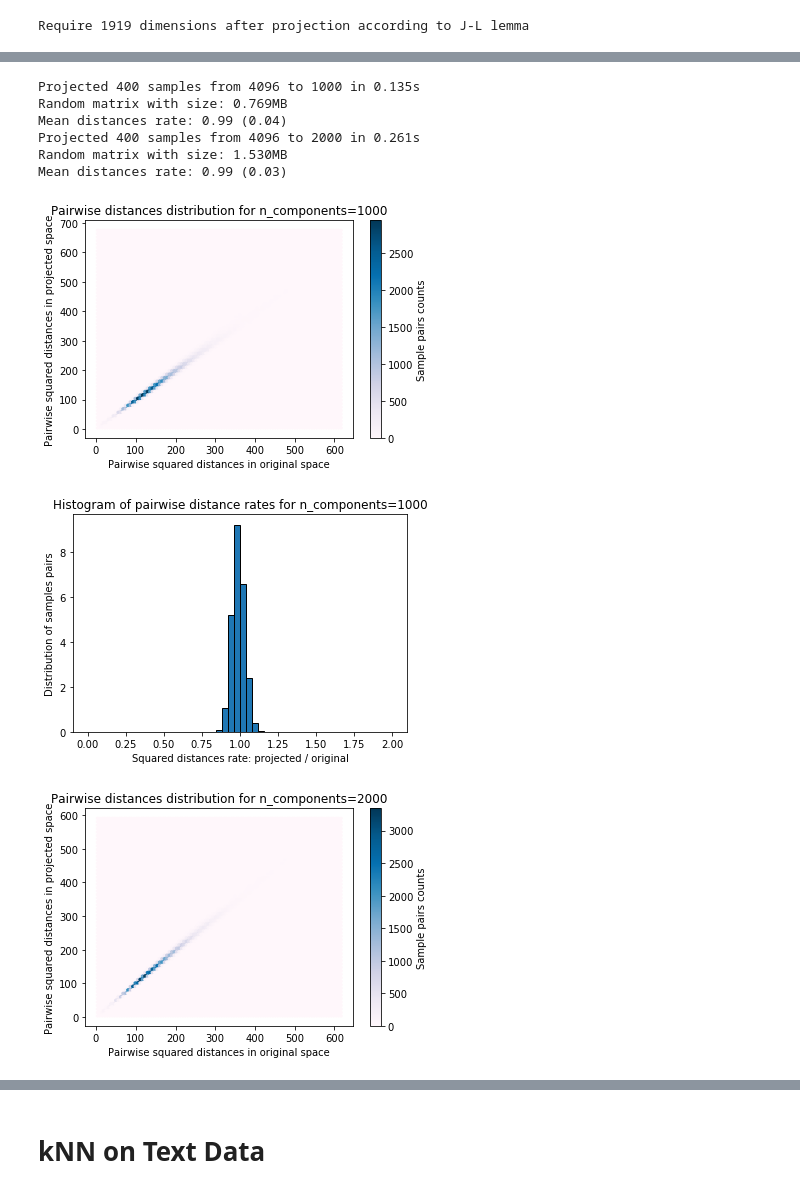
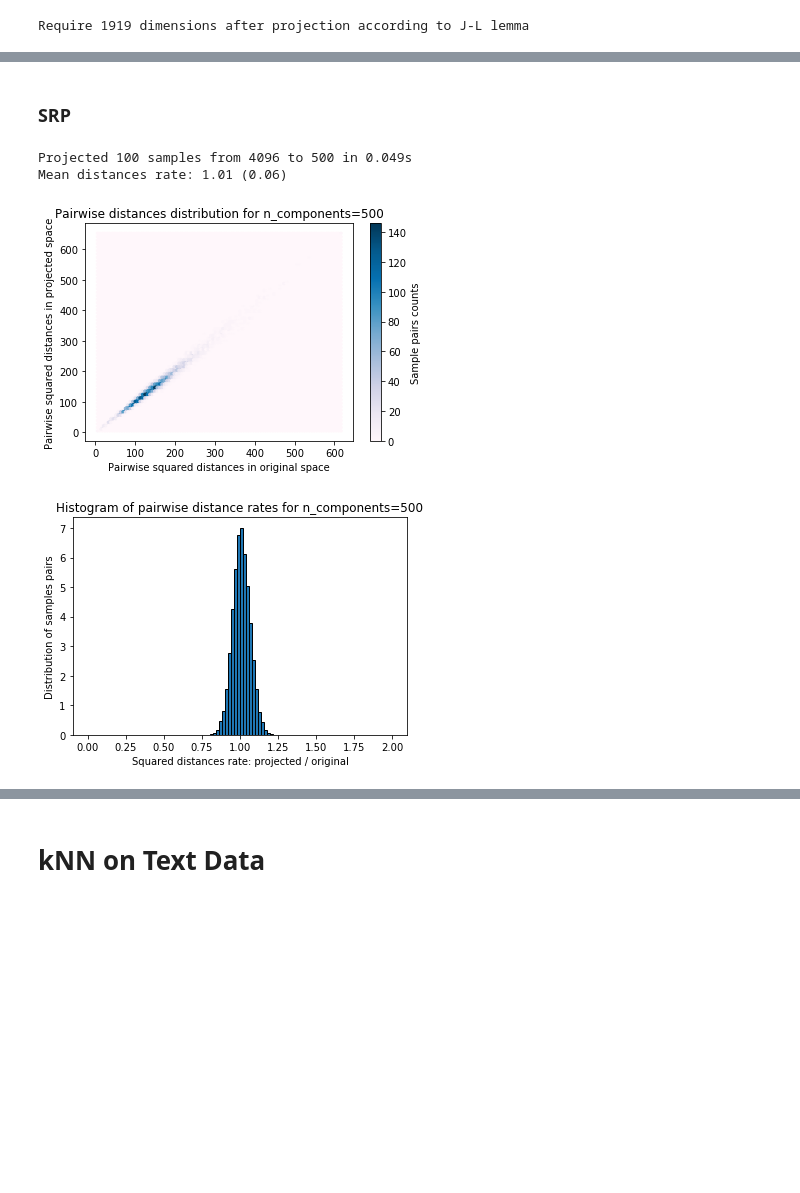
Before and after one commit to SayHiRay/mini-proj, a Jupyter notebook: random_projection.ipynb, the cells around one changed output, grey strips where cells are left out. Drawn from its saved outputs; the diff is of its cells as text; code cells hidden in the pictures; blank space fills up the shorter version.

```diff
--- a/random_projection.ipynb
+++ b/random_projection.ipynb
@@ -72,7 +72,7 @@ n_samples, n_features = data.shape
 print("Embedding %d samples with dim %d using various random projections"
       % (n_samples, n_features))
 
-n_components_range = np.array([1000, 2000]) # can try with 300, 1000, 10000
+n_components_range = np.array([2000]) # can try with 300, 1000, 10000
 dists = euclidean_distances(data, squared=True).ravel()
 
 # select only non-identical samples pairs
@@ -148,4 +218,4 @@ from sklearn.metrics.pairwise import euclidean_distances
 from sklearn.random_projection import SparseRandomProjection
 # %%
 data = fetch_olivetti_faces()
-data = data.images.reshape((len(data.images), -1))
+data = data.images.reshape((len(data.images), -1))[:100]
@@ -156,7 +224,7 @@ n_samples, n_features = data.shape
 print("Embedding %d samples with dim %d using various random projections"
       % (n_samples, n_features))
 
-n_components_range = np.array([1000, 2000]) # can try with 300, 1000, 10000
+n_components_range = np.array([500]) # can try with 300, 1000, 10000
 dists = euclidean_distances(data, squared=True).ravel()
 
 # select only non-identical samples pairs
@@ -172,0 +243,32 @@ Require 1919 dimensions after projection according to J-L lemma
+# %%
+for n_components in n_components_range:
+    t0 = time()
+    rp = random_projection.GaussianRandomProjection(n_components=n_components)
+    projected_data = rp.fit_transform(data)
+    print("Projected %d samples from %d to %d in %0.3fs"
+          % (n_samples, n_features, n_components, time() - t0))
+
+    projected_dists = euclidean_distances(
+        projected_data, squared=True).ravel()[nonzero]
+
+    plt.figure()
+    plt.hexbin(dists, projected_dists, gridsize=100, cmap=plt.cm.PuBu)
+    plt.xlabel("Pairwise squared distances in original space")
+    plt.ylabel("Pairwise squared distances in projected space")
+    plt.title("Pairwise distances distribution for reduced dimension=%d" %
+              n_components)
+    cb = plt.colorbar()
+    cb.set_label('Sample pairs counts')
+
+    rates = projected_dists / dists
+    print("Mean distances rate: %0.2f (%0.2f)"
+          % (np.mean(rates), np.std(rates)))
+
+    plt.figure()
+    plt.hist(rates, bins=100, normed=True, range=(0., 2.), edgecolor='k')
+    plt.xlabel("Squared distances rate: projected / original")
+    plt.ylabel("Distribution of samples pairs")
+    plt.title("Histogram of pairwise distance rates for reduced dimension=%d" %
+              n_components)
+
+plt.show()
@@ -173,46 +280,39 @@ Require 1919 dimensions after projection according to J-L lemma
+# %% [markdown]
+### SRP
 # %%
 for n_components in n_components_range:
     t0 = time()
     rp = SparseRandomProjection(n_components=n_components)
     projected_data = rp.fit_transform(data)
     print("Projected %d samples from %d to %d in %0.3fs"
           % (n_samples, n_features, n_components, time() - t0))
-    if hasattr(rp, 'components_'):
-        n_bytes = rp.components_.data.nbytes
-        n_bytes += rp.components_.indices.nbytes
-        print("Random matrix with size: %0.3fMB" % (n_bytes / 1e6))
 
     projected_dists = euclidean_distances(
         projected_data, squared=True).ravel()[nonzero]
 
     plt.figure()
     plt.hexbin(dists, projected_dists, gridsize=100, cmap=plt.cm.PuBu)
     plt.xlabel("Pairwise squared distances in original space")
     plt.ylabel("Pairwise squared distances in projected space")
     plt.title("Pairwise distances distribution for n_components=%d" %
               n_components)
     cb = plt.colorbar()
     cb.set_label('Sample pairs counts')
 
     rates = projected_dists / dists
     print("Mean distances rate: %0.2f (%0.2f)"
           % (np.mean(rates), np.std(rates)))
 
     plt.figure()
-    plt.hist(rates, bins=50, normed=True, range=(0., 2.), edgecolor='k')
+    plt.hist(rates, bins=100, normed=True, range=(0., 2.), edgecolor='k')
     plt.xlabel("Squared distances rate: projected / original")
     plt.ylabel("Distribution of samples pairs")
     plt.title("Histogram of pairwise distance rates for n_components=%d" %
               n_components)
 
 plt.show()
 # %% [output]
-Projected 400 samples from 4096 to 1000 in 0.135s
-Random matrix with size: 0.769MB
-Mean distances rate: 0.99 (0.04)
-Projected 400 samples from 4096 to 2000 in 0.261s
-Random matrix with size: 1.530MB
-Mean distances rate: 0.99 (0.03)
+Projected 100 samples from 4096 to 500 in 0.049s
+Mean distances rate: 1.01 (0.06)
-[figure, old version]
+[figure, new version]
-[figure, old version]
+[figure, new version]
-[figure, removed]
```
Also changed, not shown: parts of 15 cells of this notebook, 13 other files.
